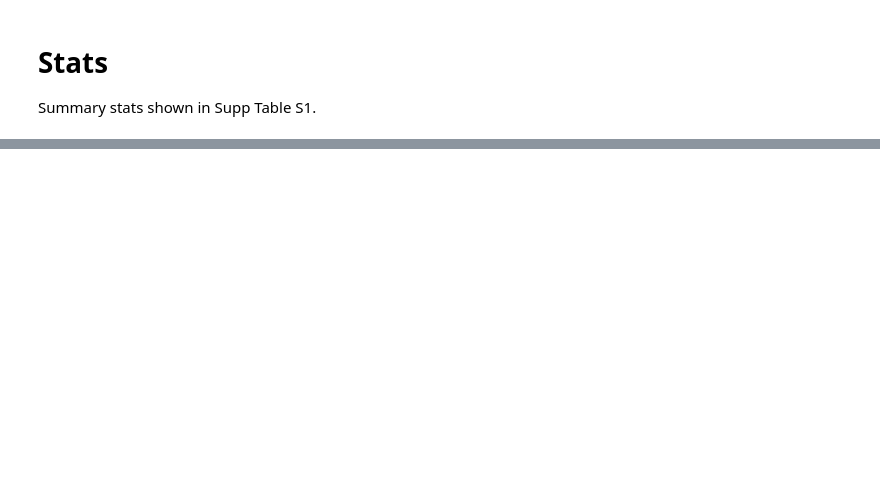
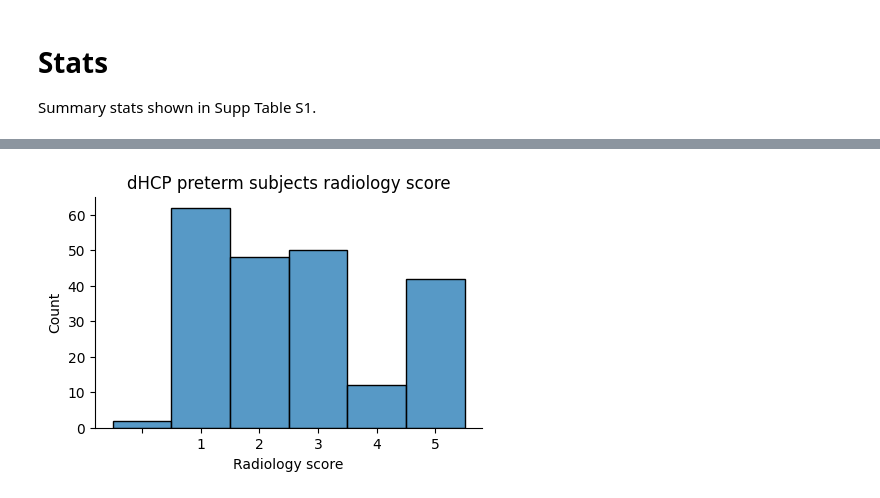
Before and after one commit to Melissa1909/preterm-brain-heterogeneity, a Jupyter notebook: 0.1_dataPrep_dHCP.ipynb, the cells around one changed output, grey strips where cells are left out. Saved outputs shown, nothing was run; the diff lists cells and outputs as text; code cells hidden in the pictures; blank space fills up the shorter version.

```diff
--- a/0.1_dataPrep_dHCP.ipynb
+++ b/0.1_dataPrep_dHCP.ipynb
@@ -279,0 +403,15 @@ Name: sex, dtype: int64
+# %%
+# preterm subjects
+dhcp_final_pt_hist = dhcp_final_pt.copy()
+dhcp_final_pt_hist = dhcp_final_pt_hist.sort_values(by='radiology_score')
+
+plt.figure(figsize=(5, 3))
+sns.histplot(dhcp_final_pt_hist['radiology_score'], bins=5)
+sns.despine()
+
+plt.xlabel('Radiology score')
+plt.ylabel('Count')
+plt.title('dHCP preterm subjects radiology score')
+plt.show()
+# %% [output]
+[figure, added]
```
Also changed, not shown: parts of 52 cells of this notebook.
